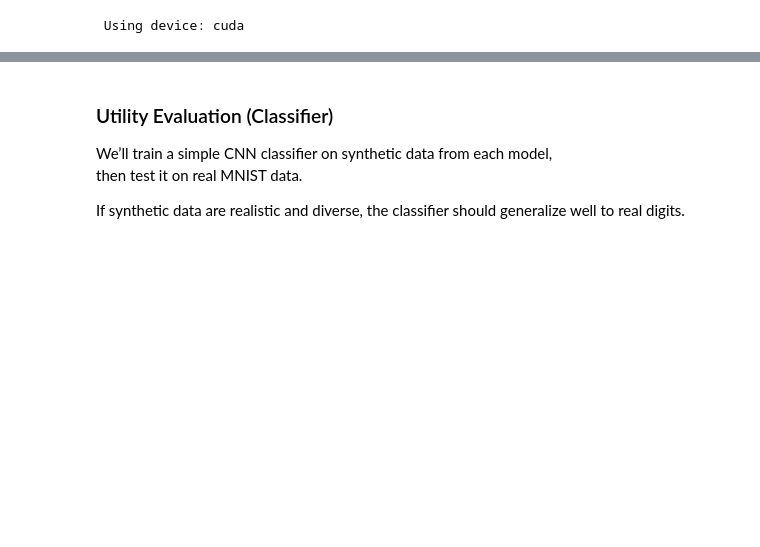
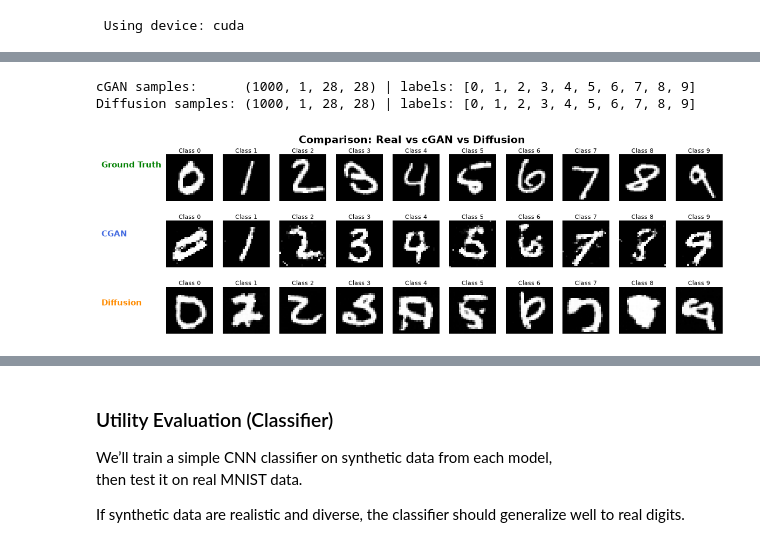
Before and after one commit to EduardoNicacio/Udacity_Deep_Learning_P4_Synthetic_Handwriting_Generator, a Jupyter notebook: starter/03_evaluation.ipynb, the cells around one changed output, grey strips where cells are left out. Cells and saved outputs as stored; diff of their text form; code cells hidden in the pictures; blank space fills up the shorter version.

```diff
--- a/starter/03_evaluation.ipynb
+++ b/starter/03_evaluation.ipynb
@@ -219,13 +214,10 @@ torch.cuda.empty_cache()
 # Load trained checkpoints (adjust path if different)
 os.makedirs("../checkpoints", exist_ok=True)
 
-#ToDo:
-   #1. Initialize cGAN Generator model
-   #2. Initialize conditional UNet model
+# Initialise the cGAN Generator and the conditional UNet, then restore weights
+cgan_gen = Generator(z_dim=100, num_classes=10).to(device)
+diff_model = ConditionalUNet(num_classes=10).to(device)
 
-
-
-# Load latest checkpoints
 load_checkpoint(cgan_gen, path="../checkpoints/cgan_generator_epochfinal.pt", map_location=device)
 load_checkpoint(diff_model, path="../checkpoints/diffusion_unet_epochfinal.pt", map_location=device)
 
@@ -234,14 +246,30 @@ diff_model.eval()
 # %%
+N_PER_CLASS = 100  # 100 synthetic samples per digit -> 1000 per model
 
+real_imgs, real_labels = get_real_examples_per_class()
 
-real_imgs, real_labels= get_real_examples_per_class()
+# Generate 100 samples per class for each model
+cgan_imgs, cgan_labels = generate_conditioned_samples_cgan(
+    cgan_gen, device=device, n_per_class=N_PER_CLASS
+)
+diff_imgs, diff_labels = generate_conditioned_samples_diffusion(
+    diff_model, device=device, n_per_class=N_PER_CLASS, timesteps=200
+)
 
-#ToDo:
-
-     # 1. Generate IMGs, Labels for the conditional GAN evaluation using `generate_samples_cgan`
-     # 2. Generate IMGs, Lables for the diffusion evaluation using `generate_conditioned_samples_diffusion`
+print(f"cGAN samples:      {tuple(cgan_imgs.shape)} | labels: {cgan_labels.unique().tolist()}")
+print(f"Diffusion samples: {tuple(diff_imgs.shape)} | labels: {diff_labels.unique().tolist()}")
+# %% [output]
+cGAN samples:      (1000, 1, 28, 28) | labels: [0, 1, 2, 3, 4, 5, 6, 7, 8, 9]
+Diffusion samples: (1000, 1, 28, 28) | labels: [0, 1, 2, 3, 4, 5, 6, 7, 8, 9]
 # %%
-# ToDo: Plot evaluation image using `plot_real_cgan_diffusion`
+# Plot evaluation image: one representative sample per digit and model
+real_reps = get_representative_images(real_imgs, real_labels)
+cgan_reps = get_representative_images(cgan_imgs, cgan_labels)
+diff_reps = get_representative_images(diff_imgs, diff_labels)
+
+plot_real_cgan_diffusion(real_reps, cgan_reps, diff_reps, n_classes=10)
+# %% [output]
+[figure, added]
 # %%
 
 fid = FrechetInceptionDistance(normalize=True).to(device)
```
Also changed, not shown: parts of 12 cells of this notebook, 12 other files.
